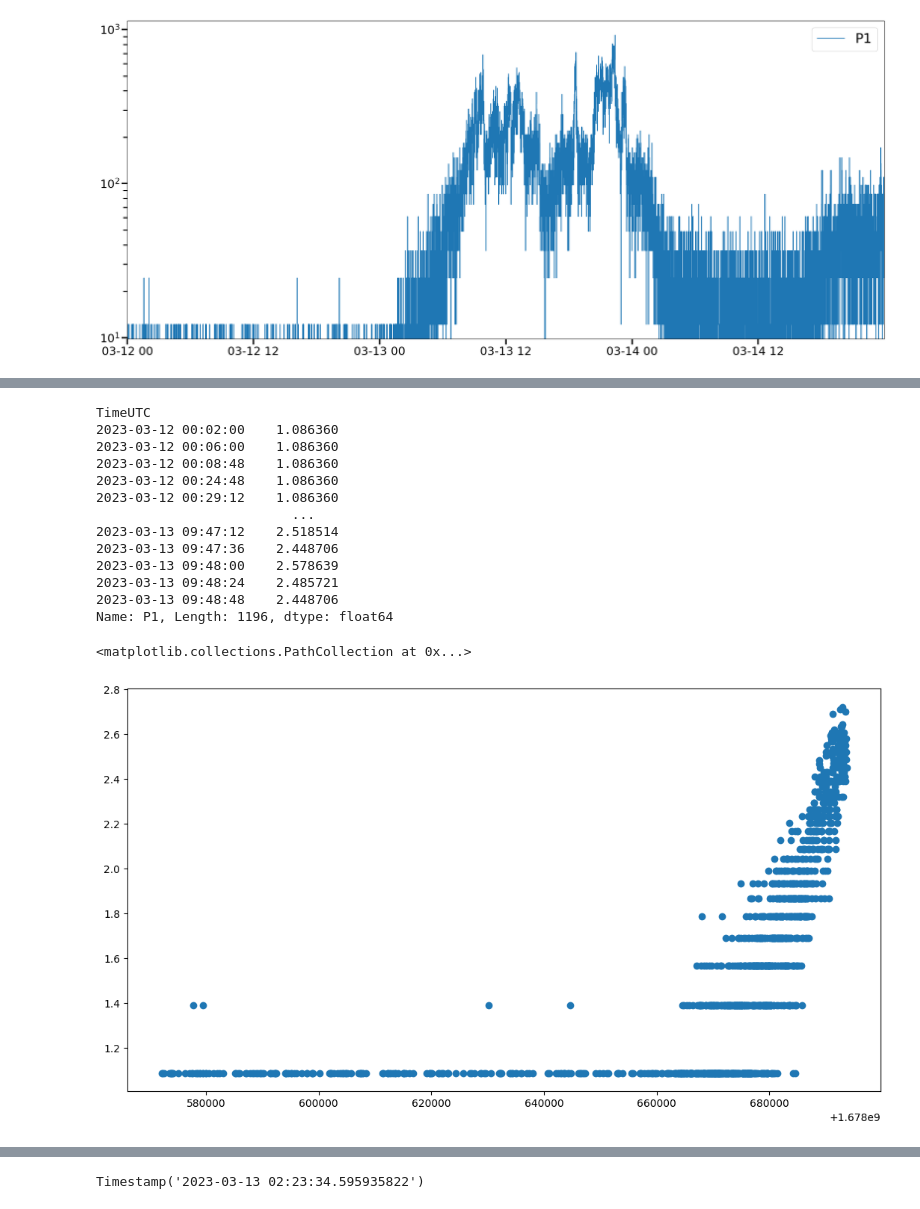
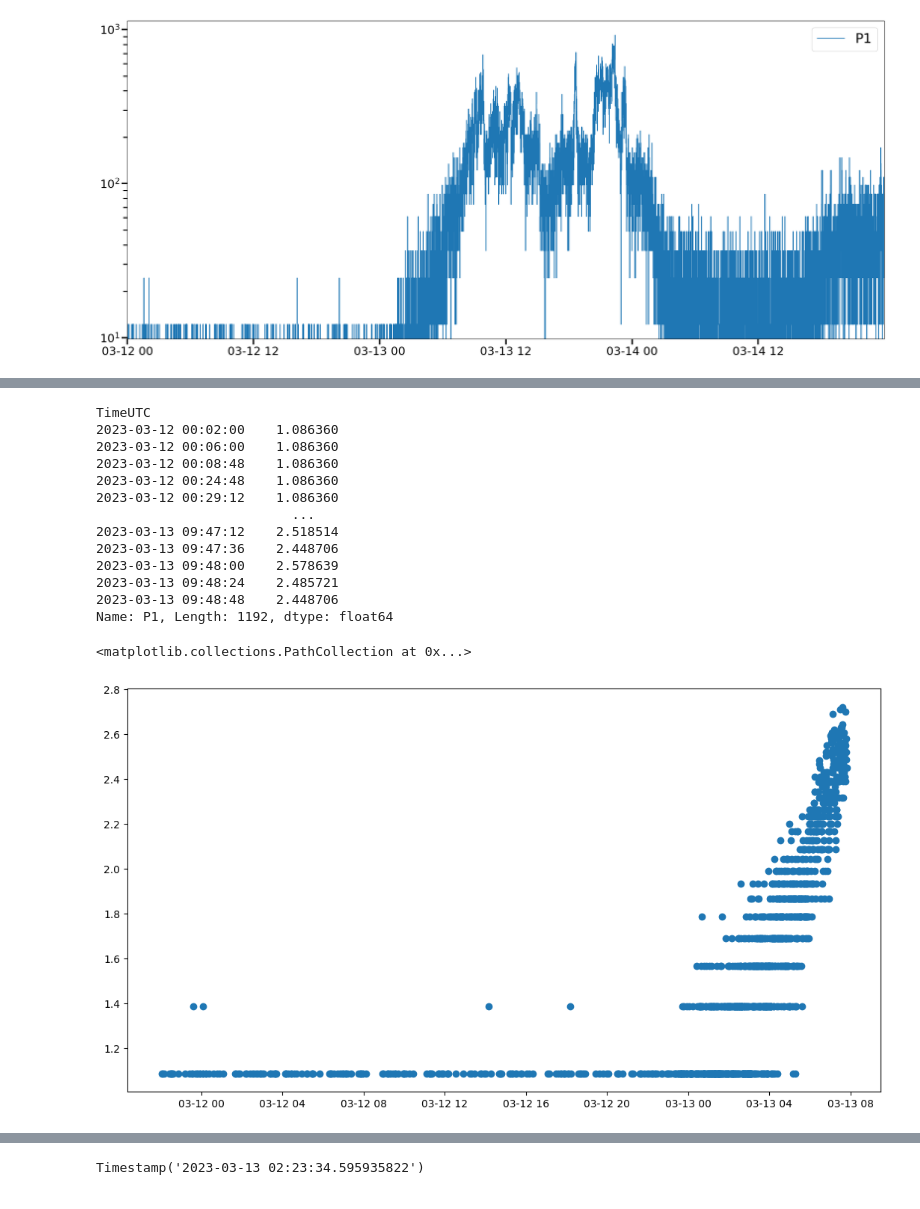
Before and after one commit to Christian-Palmroos/regression_onset_finders, a Jupyter notebook: advanced_testing.ipynb, the cells around one changed output, grey strips where cells are left out. Cells and saved outputs as stored; diff of their text form; code cells hidden in the pictures.

```diff
--- a/advanced_testing.ipynb
+++ b/advanced_testing.ipynb
@@ -52,5 +52,5 @@ reg.quicklook(data=df, channel="P1", resample=None)
 [figure]
 # %%
 results = reg.workflow(data=df, channel="P1", window=100, threshold=2, diagnostics=True,
-                              index_choice="time_s")
+                              index_choice="counting_numbers")
 # %% [output]
@@ -110,11 +70,11 @@ TimeUTC
 2023-03-13 09:48:00    2.578639
 2023-03-13 09:48:24    2.485721
 2023-03-13 09:48:48    2.448706
-Name: P1, Length: 1196, dtype: float64
+Name: P1, Length: 1192, dtype: float64
 # %%
 fig, ax = plt.subplots(figsize=(13,7))
 
-ax.scatter(results["indices"], results["series"][0].values)
+ax.scatter(pd.to_datetime(results["indices"], unit='s'), results["series"][0].values)
 # %% [output]
 <matplotlib.collections.PathCollection at 0x...>
-[figure, old version]
+[figure, new version]
```
Also changed, not shown: parts of 10 cells of this notebook, 3 other files.
